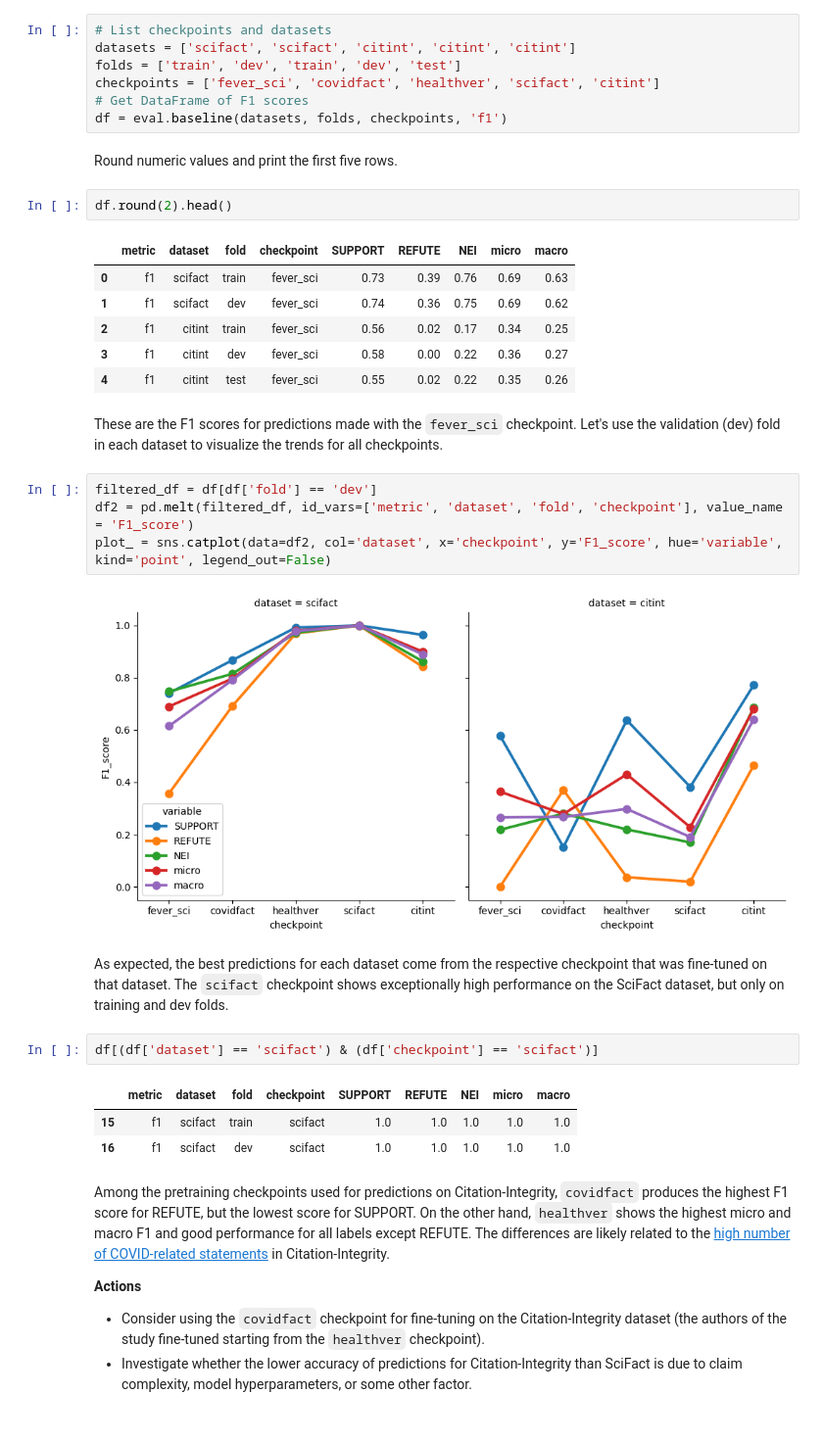
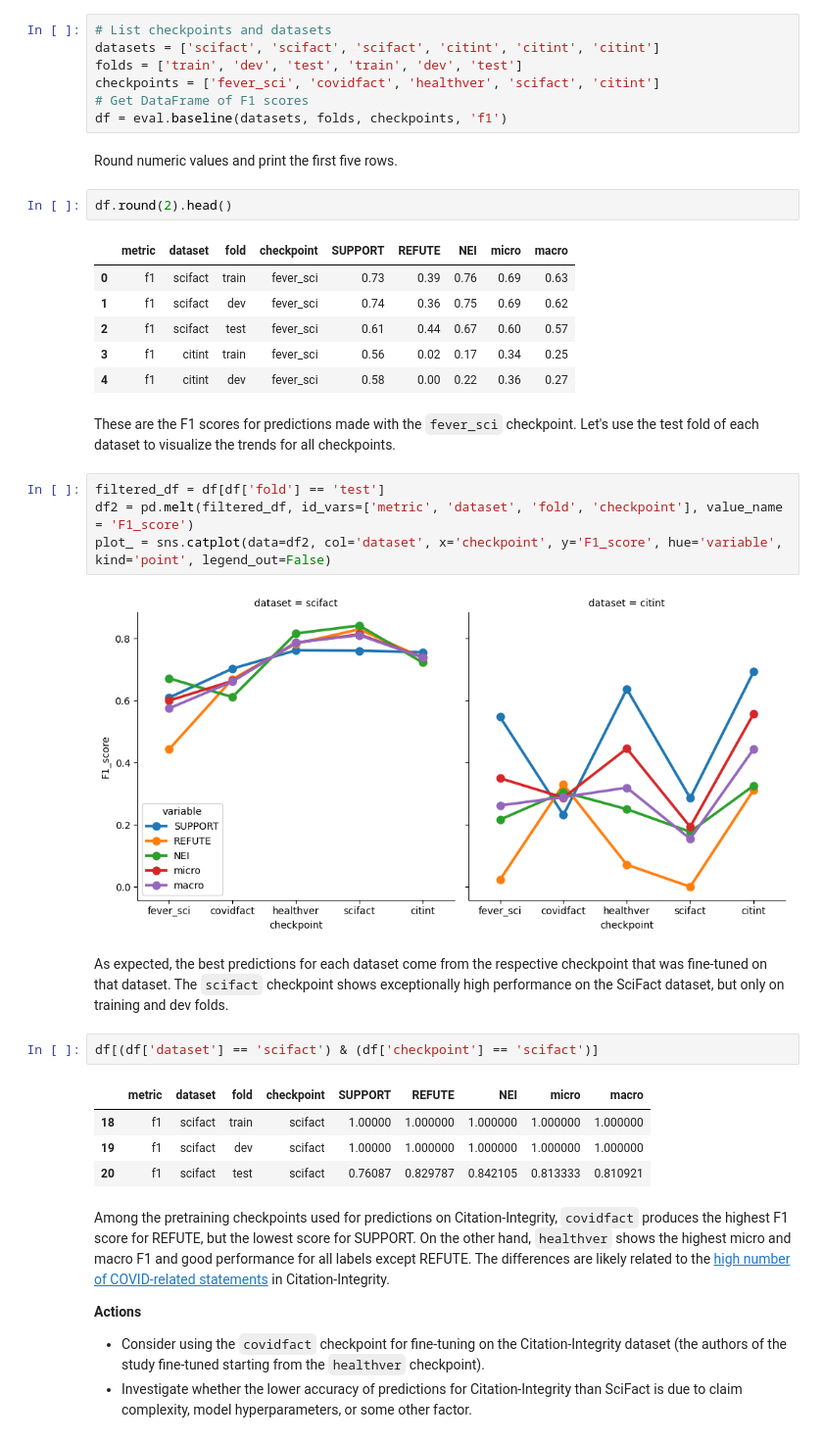
Before and after one commit to jedick/MLE-capstone-project, a Jupyter notebook: doc/07_Baselines.ipynb, the cells around one changed output. Shown: that part at 98% size. Drawn from its saved outputs; the diff is of its cells as text.

```diff
--- a/doc/07_Baselines.ipynb
+++ b/doc/07_Baselines.ipynb
@@ -35,8 +35,8 @@ import eval
 Calculate F1 scores for each combination of checkpoint, dataset, and fold.
 # %%
 # List checkpoints and datasets
-datasets = ['scifact', 'scifact', 'citint', 'citint', 'citint']
-folds = ['train', 'dev', 'train', 'dev', 'test']
+datasets = ['scifact', 'scifact', 'scifact', 'citint', 'citint', 'citint']
+folds = ['train', 'dev', 'test', 'train', 'dev', 'test']
 checkpoints = ['fever_sci', 'covidfact', 'healthver', 'scifact', 'citint']
 # Get DataFrame of F1 scores
 df = eval.baseline(datasets, folds, checkpoints, 'f1')
@@ -48,18 +48,18 @@ df.round(2).head()
 |  | metric | dataset | fold | checkpoint | SUPPORT | REFUTE | NEI | micro | macro |
 | 0 | f1 | scifact | train | fever_sci | 0.73 | 0.39 | 0.76 | 0.69 | 0.63 |
 | 1 | f1 | scifact | dev | fever_sci | 0.74 | 0.36 | 0.75 | 0.69 | 0.62 |
-| 2 | f1 | citint | train | fever_sci | 0.56 | 0.02 | 0.17 | 0.34 | 0.25 |
-| 3 | f1 | citint | dev | fever_sci | 0.58 | 0.00 | 0.22 | 0.36 | 0.27 |
-| 4 | f1 | citint | test | fever_sci | 0.55 | 0.02 | 0.22 | 0.35 | 0.26 |
+| 2 | f1 | scifact | test | fever_sci | 0.61 | 0.44 | 0.67 | 0.60 | 0.57 |
+| 3 | f1 | citint | train | fever_sci | 0.56 | 0.02 | 0.17 | 0.34 | 0.25 |
+| 4 | f1 | citint | dev | fever_sci | 0.58 | 0.00 | 0.22 | 0.36 | 0.27 |
 # %% [markdown]
 These are the F1 scores for predictions made with the `fever_sci` checkpoint.
-Let's use the validation (dev) fold in each dataset to visualize the trends for all checkpoints.
+Let's use the test fold of each dataset to visualize the trends for all checkpoints.
 # %%
-filtered_df = df[df['fold'] == 'dev']
+filtered_df = df[df['fold'] == 'test']
 df2 = pd.melt(filtered_df, id_vars=['metric', 'dataset', 'fold', 'checkpoint'], value_name = 'F1_score')
 plot_ = sns.catplot(data=df2, col='dataset', x='checkpoint', y='F1_score', hue='variable', kind='point', legend_out=False)
 # %% [output]
-[figure, old version]
+[figure, new version]
 # %% [markdown]
 As expected, the best predictions for each dataset come from the respective checkpoint that was fine-tuned on that dataset.
 The `scifact` checkpoint shows exceptionally high performance on the SciFact dataset, but only on training and dev folds.
@@ -67,8 +67,9 @@ The `scifact` checkpoint shows exceptionally high performance on the SciFact dat
 df[(df['dataset'] == 'scifact') & (df['checkpoint'] == 'scifact')]
 # %% [output]
 |  | metric | dataset | fold | checkpoint | SUPPORT | REFUTE | NEI | micro | macro |
-| 15 | f1 | scifact | train | scifact | 1.0 | 1.0 | 1.0 | 1.0 | 1.0 |
-| 16 | f1 | scifact | dev | scifact | 1.0 | 1.0 | 1.0 | 1.0 | 1.0 |
+| 18 | f1 | scifact | train | scifact | 1.00000 | 1.000000 | 1.000000 | 1.000000 | 1.000000 |
+| 19 | f1 | scifact | dev | scifact | 1.00000 | 1.000000 | 1.000000 | 1.000000 | 1.000000 |
+| 20 | f1 | scifact | test | scifact | 0.76087 | 0.829787 | 0.842105 | 0.813333 | 0.810921 |
 # %% [markdown]
 Among the pretraining checkpoints used for predictions on Citation-Integrity, `covidfact` produces the highest F1 score for REFUTE, but the lowest score for SUPPORT.
 On the other hand, `healthver` shows the highest micro and macro F1 and good performance for all labels except REFUTE.
```
Also changed, not shown: parts of 2 cells of this notebook, 19 other files.
